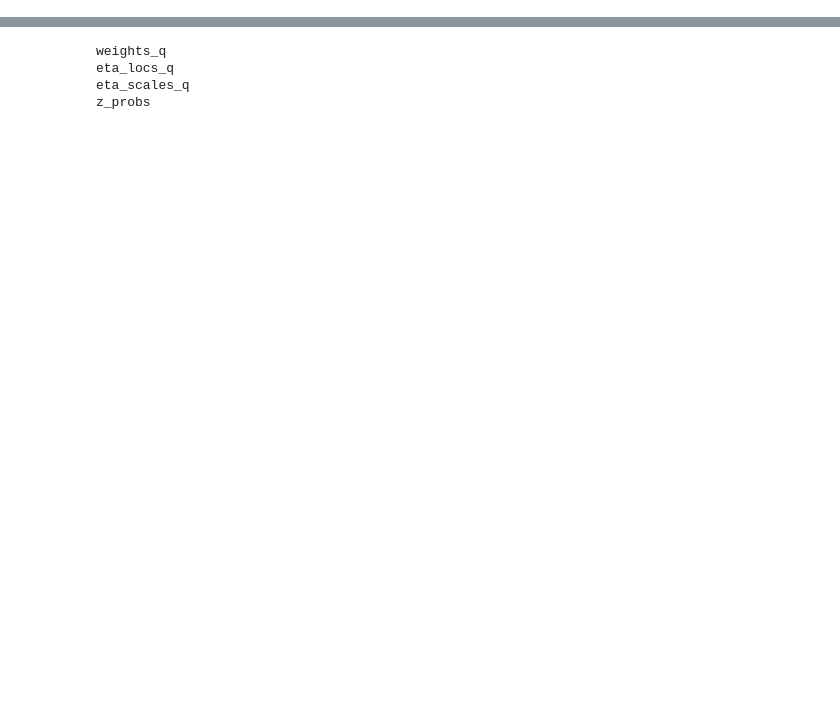
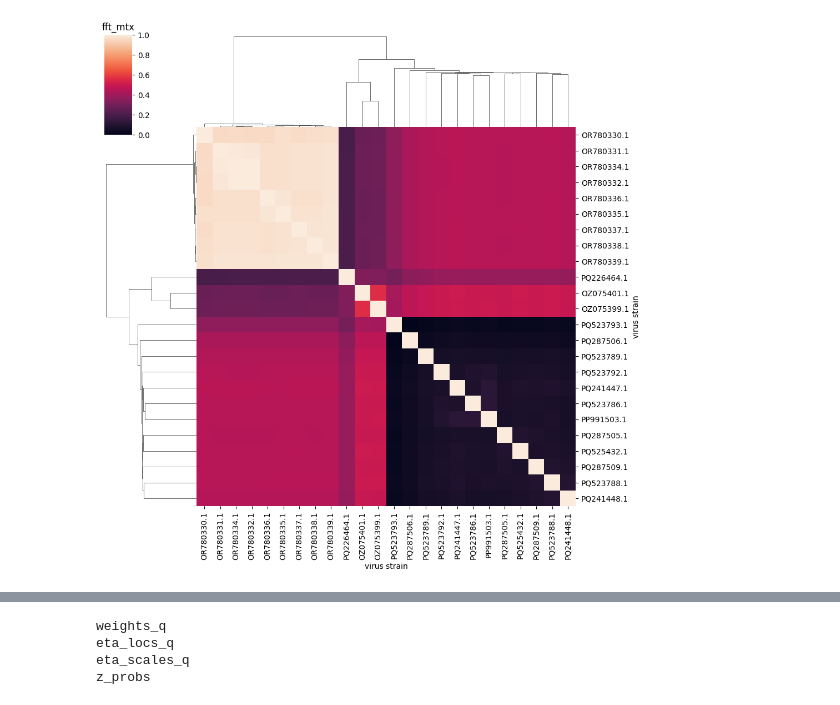
Before and after one commit to wgobrien/metagnn, a Jupyter notebook: notebooks/minimizer.ipynb, the cells around one changed output, grey strips where cells are left out. Cells and saved outputs as stored; diff of their text form; code cells hidden in the pictures; blank space fills up the shorter version.

```diff
--- a/notebooks/minimizer.ipynb
+++ b/notebooks/minimizer.ipynb
@@ -70,0 +98,10 @@ sample_batch = next(iter(dataloader))
+# %%
+sim_title = "fft_mtx"
+sample_batch_df = pd.DataFrame(sample_batch[sim_title], columns=sample_batch["headers"], index=sample_batch["headers"])
+sbhm = sns.clustermap(sample_batch_df)
+sbhm.ax_heatmap.set_xlabel("virus strain")
+sbhm.ax_heatmap.set_ylabel("virus strain")
+plt.title(sim_title)
+plt.show()
+# %% [output]
+[figure, added]
```
Also changed, not shown: parts of 43 cells of this notebook, 15 other files.
